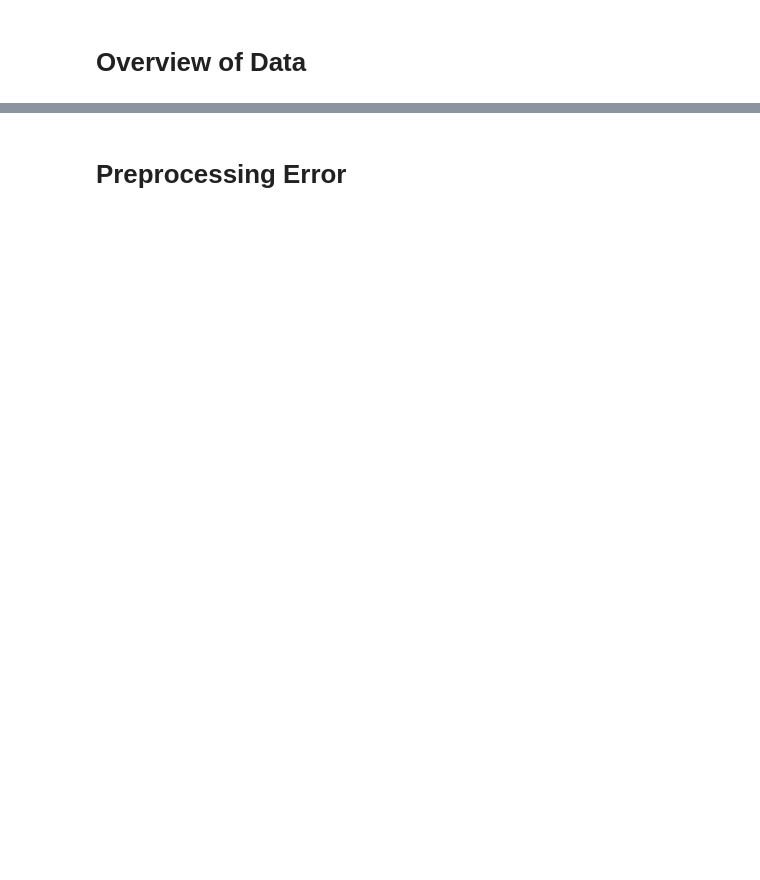
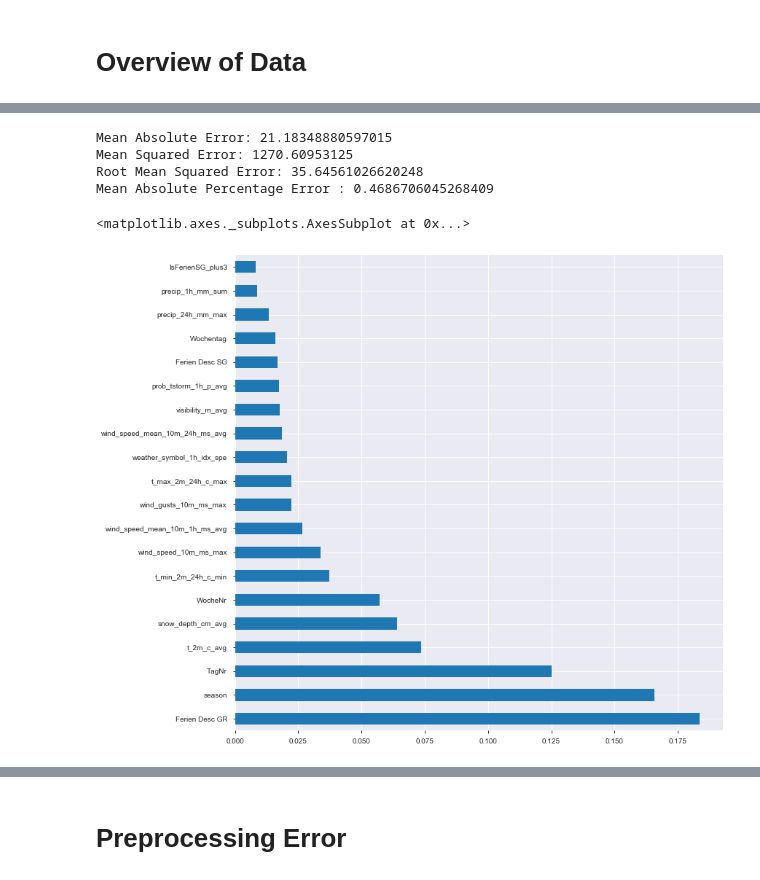
Before and after one commit to OpentourismOfficeForecast/forecast5.1, a Jupyter notebook: arosa_code/XGBoost_Model_v2.ipynb, the cells around one changed output, grey strips where cells are left out. Saved outputs shown, nothing was run; the diff lists cells and outputs as text; code cells hidden in the pictures; blank space fills up the shorter version.

Commit message:
Model v2 with graph

```diff
--- a/arosa_code/XGBoost_Model_v2.ipynb
+++ b/arosa_code/XGBoost_Model_v2.ipynb
@@ -72,0 +101,12 @@ df= df[df.Datum != '09.03.2016']
+# %%
+# Create a boolean mask for categorical columns
+categorical_mask = (d.dtypes == object)  # true → is categorical
+# Get list of categorical column names
+categorical_columns = d.columns[categorical_mask].tolist()
+# Print the head of the categorical columns
+print(d[categorical_columns].head())
+# Create LabelEncoder object: le
+le = LabelEncoder()
+# Apply LabelEncoder to categorical columns
+d[categorical_columns] = d[categorical_columns].apply(lambda x: le.fit_transform(x))
+# Print the head of the LabelEncoded categorical columns print(df[categorical_columns].head())
@@ -76,0 +133,6 @@ df= df[df.Datum != '09.03.2016']
+# %%
+X2, y2 = d.iloc[:,:-4],d.iloc[:,-4]
+X_train_2, X_test_2, y_train_2, y_test_2= train_test_split(X2, y2, test_size=0.2,
+                                                        random_state=122, shuffle=False)
+len(X_test_2)
+df[-268:]
@@ -76,0 +180,27 @@ df= df[df.Datum != '09.03.2016']
+# %%
+regressor = RandomForestRegressor(n_estimators=40, random_state=1)
+regressor.fit(X_train_2, y_train_2)
+y_pred_2 = regressor.predict(X_test_2)
+# %%
+def mape_vectorized_v2(a, b):
+    mask = a != 0
+    return (np.fabs(a - b)/a)[mask].mean()
+# %%
+
+print('Mean Absolute Error:', metrics.mean_absolute_error(y_test_2, y_pred))
+print('Mean Squared Error:', metrics.mean_squared_error(y_test_2, y_pred))
+print('Root Mean Squared Error:', np.sqrt(metrics.mean_squared_error(y_test_2, y_pred)))
+print("Mean Absolute Percentage Error : " + str(mape_vectorized_v2( y_test_2, y_pred)))
+
+feat_importances = pd.Series(regressor.feature_importances_, index=X2.columns)
+width = 12
+height = 12
+plt.figure(figsize=(width, height))
+feat_importances.nlargest(20).plot(kind='barh')
+# %% [output]
+Mean Absolute Error: 21.18348880597015
+Mean Squared Error: 1270.60953125
+Root Mean Squared Error: 35.64561026620248
+Mean Absolute Percentage Error : 0.4686706045268409
+<matplotlib.axes._subplots.AxesSubplot at 0x...>
+[figure, added]
```
Also changed, not shown: parts of 26 cells of this notebook, 1 other file.
